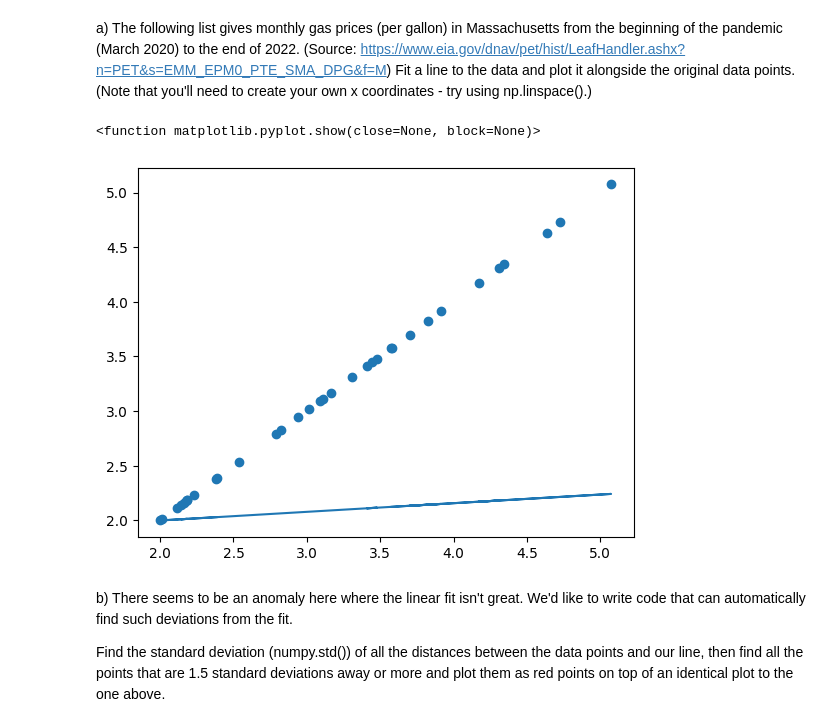
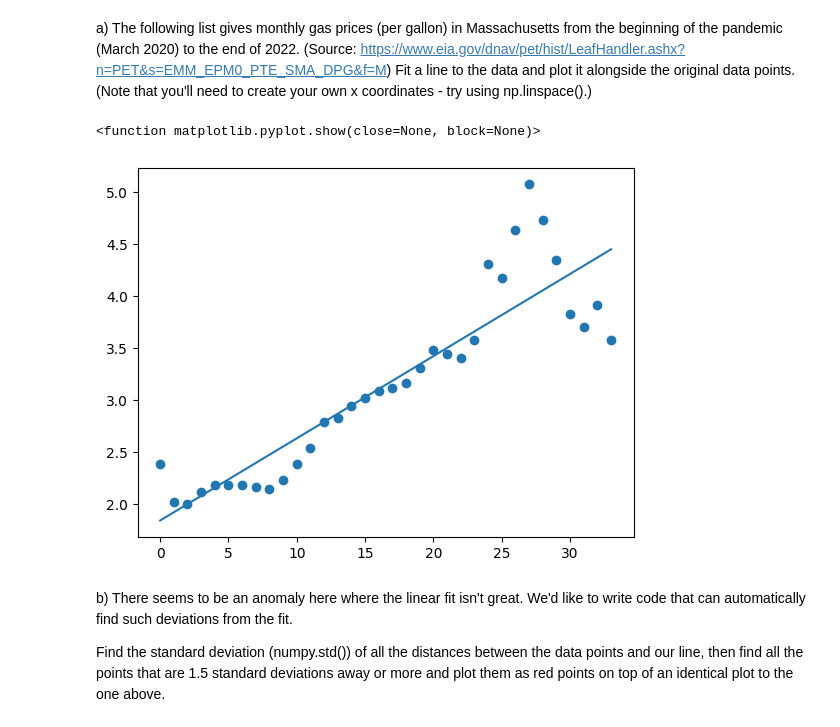
Before and after one commit to Matthewm24/personal-project, a Jupyter notebook: R9_DTreesVControl_DS110_F24.ipynb, the cells around one changed output. Saved outputs shown, nothing was run; the diff lists cells and outputs as text; code cells hidden in the pictures.

```diff
--- a/R9_DTreesVControl_DS110_F24.ipynb
+++ b/R9_DTreesVControl_DS110_F24.ipynb
@@ -69,18 +69,18 @@ gas_prices = [2.385, 2.015, 2.000, 2.116, 2.178, 2.185, 2.184, 2.160,
 # %%
 import numpy as np
 import matplotlib.pyplot as plt
 from scipy.stats import linregress
 y = np.array(gas_prices)
 x = np.arange(len(gas_prices))
-slope, intercept, r_value, p_value, std_err = linregress(x, gas_prices)
-plt.scatter(y, gas_prices)
+slope, intercept, r_value, p_value, std_err = linregress(x, y)
+plt.scatter(x,y)
 
-plt.plot(y, slope * y + intercept)
+plt.plot(x, slope * x + intercept)
 
 plt.show
 # %% [output]
 <function matplotlib.pyplot.show(close=None, block=None)>
-[figure, old version]
+[figure, new version]
 # %% [markdown]
 b) There seems to be an anomaly here where the linear fit isn't great.  We'd like to write code that can automatically find such deviations from the fit.
 
```
